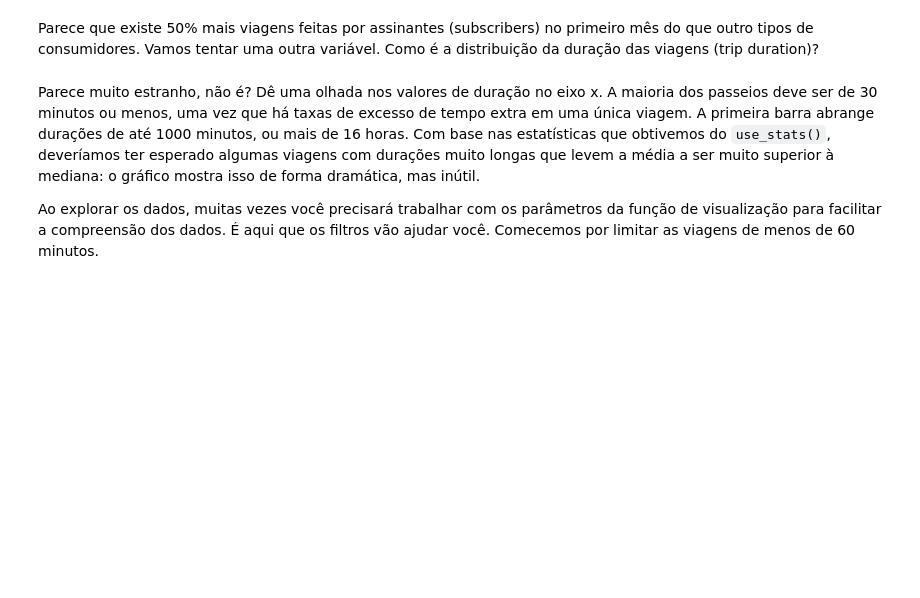
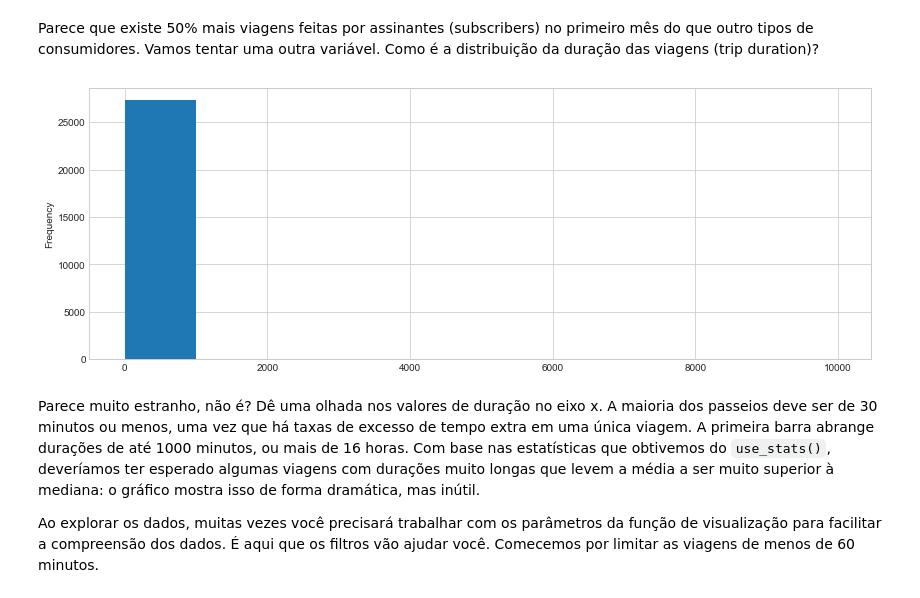
Before and after one commit to bertaglia/bikeshareanalysis, a Jupyter notebook: Analise_Bay_Area_Bike_Share-NDFDSI.ipynb, the cells around one changed output. Saved outputs shown, nothing was run; the diff lists cells and outputs as text; code cells hidden in the pictures; blank space fills up the shorter version.

```diff
--- a/Analise_Bay_Area_Bike_Share-NDFDSI.ipynb
+++ b/Analise_Bay_Area_Bike_Share-NDFDSI.ipynb
@@ -312,6 +346,9 @@ Para que você possa conferir se os seus gráficos estão corretos, usaremos a f
 Parece que existe 50% mais viagens feitas por assinantes (subscribers) no primeiro mês do que outro tipos de consumidores. Vamos tentar uma outra variável. Como é a distribuição da duração das viagens (trip duration)?
 # %%
 # TODO: Faça um gráfico baseado nas durações
+trip_data['duration'].plot(kind='hist', figsize=(14,5));
+# %% [output]
+[figure, added]
 # %%
 # rode este comando abaixo caso esteja em dúvida quanto ao resultado esperado
 # usage_plot(trip_data, 'duration')
```
Also changed, not shown: parts of 21 cells of this notebook, 3 other files.
